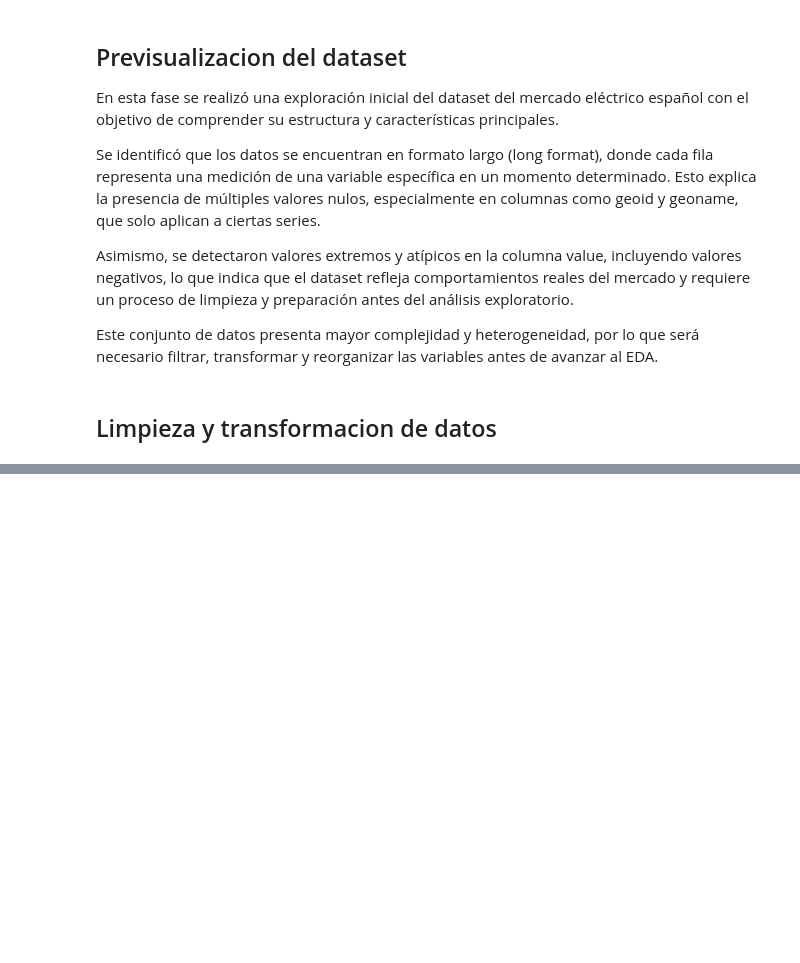
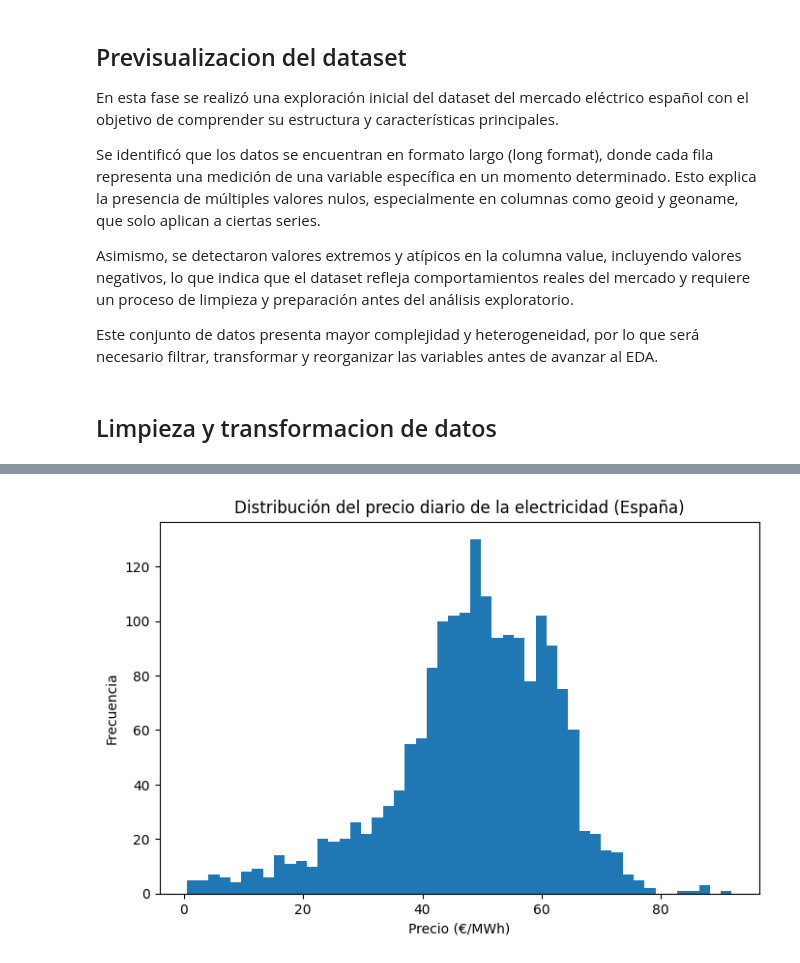
Before and after one commit to imjazmina/analisis_precios_casas_california_y_energia_electrica_espanola, a Jupyter notebook: notebooks/energy.ipynb, the cells around one changed output, grey strips where cells are left out. Cells and saved outputs as stored; diff of their text form; code cells hidden in the pictures; blank space fills up the shorter version.

```diff
--- a/notebooks/energy.ipynb
+++ b/notebooks/energy.ipynb
@@ -193,19 +224,21 @@ df["datetime"] = pd.to_datetime(df["datetime"])
 # %%
-# seleccion de variables relevantes
-
-series_relevantes = [
-    "Precio mercado SPOT Diario ESP (€/MWh)",
-    "Demanda real (MW)",
-    "Demanda programada PBF total (MWh)",
-    "Generación programada PBF Eólica (MWh)",
-    "Generación programada PBF Solar fotovoltaica (MWh)",
-    "Generación programada PBF UGH + no UGH (MWh)",
-    "Generación programada PBF Ciclo combinado (MWh)",
-    "Generación programada PBF Carbón (MWh)",
-    "Generación programada PBF Nuclear (MWh)",
-    "Generación programada PBF total (MWh)",
-    "Rentas de congestión mecanismos implícitos diario Francia importación (€/MWh)",
-    "Rentas de congestión mecanismos implícitos diario Portugal importación (€/MWh)"
-]
-
-df_filtrado = df[df["name"].isin(series_relevantes)]
+# seleccion de variables relevantes, normalizacion de variables
+name_map = {
+    "precio mercado spot diario esp": "precio_spot_esp",
+    "demanda real": "demanda_real",
+    "demanda programada pbf total": "demanda_pbf_total",
+    "generación programada pbf eólica": "gen_eolica",
+    "generación programada pbf solar fotovoltaica": "gen_solar",
+    "generación programada pbf ugh + no ugh": "gen_hidraulica",
+    "generación programada pbf ciclo combinado": "gen_ciclo_combinado",
+    "generación programada pbf carbón": "gen_carbon",
+    "generación programada pbf nuclear": "gen_nuclear",
+    "generación programada pbf total": "gen_total",
+    "rentas de congestión mecanismos implícitos diario francia importación": "rentas_fr_import",
+    "rentas de congestión mecanismos implícitos diario portugal importación": "rentas_pt_import",
+}
+# %%
+# columna final para el pivot:
+df["variable"] = df["name_norm"].map(name_map)# map?
+# %%
+df_filtrado = df[df["variable"].notna()]# notna?
@@ -227,0 +347,9 @@ En esta fase se transformaron las fechas al formato adecuado, se seleccionaron
+# %%
+plt.figure(figsize=(8,5))
+plt.hist(df_wide["Precio mercado SPOT Diario ESP"], bins=50)
+plt.xlabel("Precio (€/MWh)")
+plt.ylabel("Frecuencia")
+plt.title("Distribución del precio diario de la electricidad (España)")
+plt.show()
+# %% [output]
+[figure, added]
```
Also changed, not shown: parts of 12 cells of this notebook.
